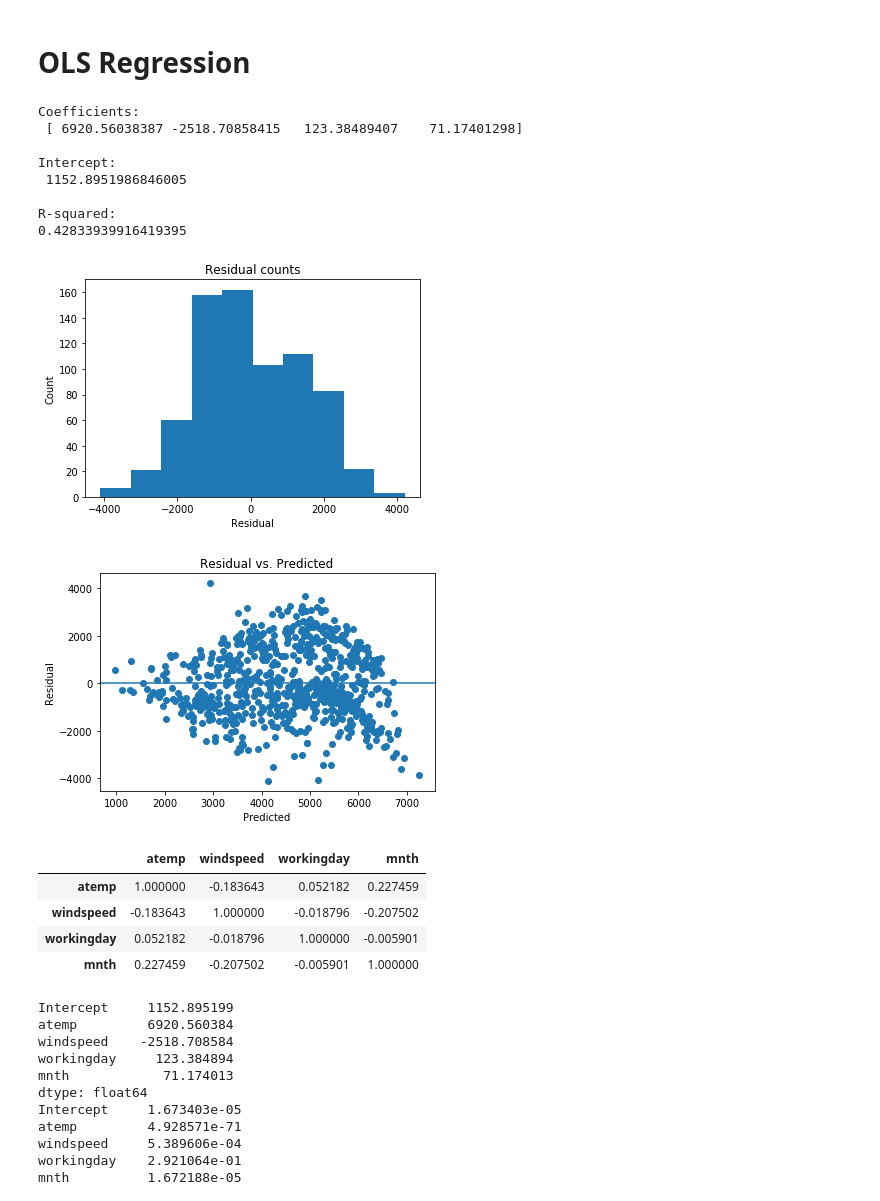
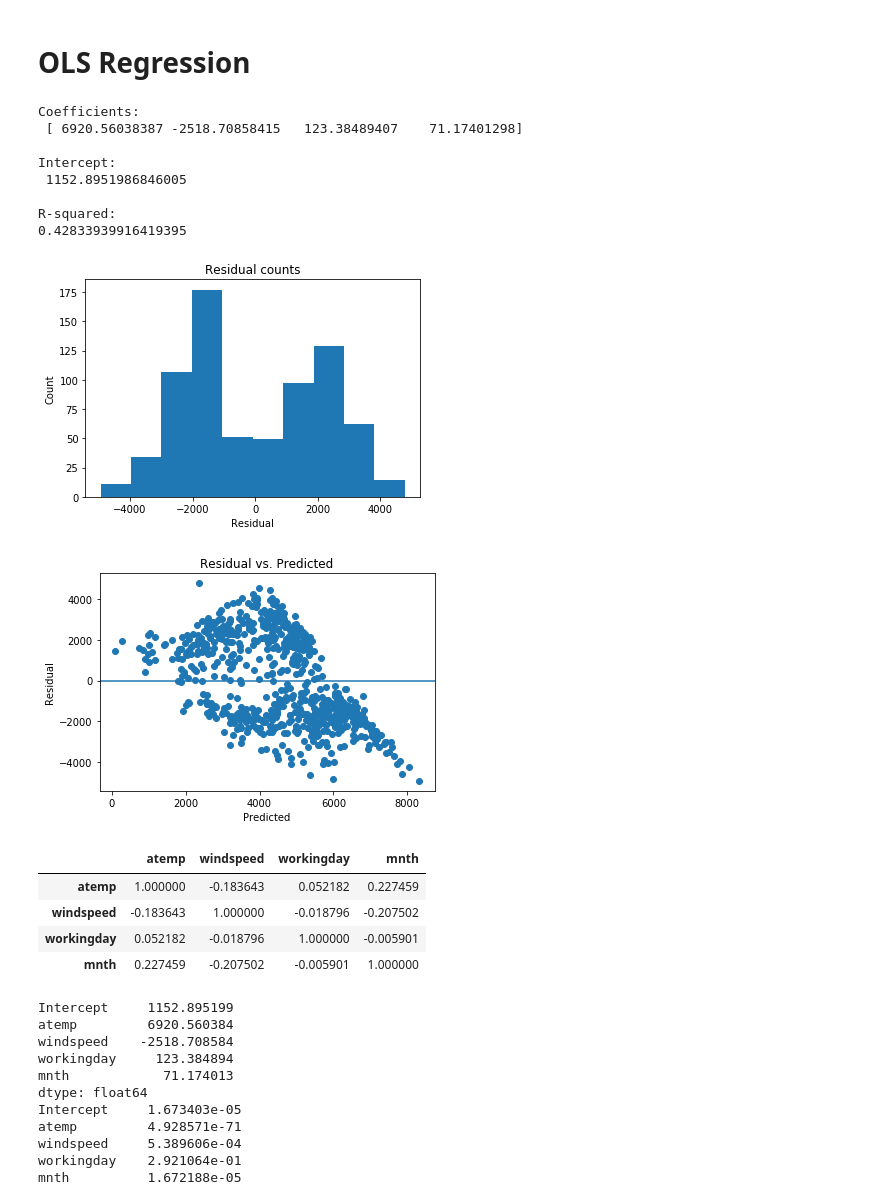
Before and after one commit to YunusBulut/dsprojects, a Jupyter notebook: similarity/U3.L1.P4_BikeShare.ipynb, the cells around one changed output. Cells and saved outputs as stored; diff of their text form; code cells hidden in the pictures.

```diff
--- a/similarity/U3.L1.P4_BikeShare.ipynb
+++ b/similarity/U3.L1.P4_BikeShare.ipynb
@@ -110,38 +101,38 @@ print('\nCoefficients: \n', regr.coef_)
 print('\nIntercept: \n', regr.intercept_)
 print('\nR-squared:')
 print(regr.score(X, Y))
-predicted = regr.predict(X).ravel()
+predicted = cross_val_predict(regr,X,Y).ravel()
 actual = df['cnt']
 residual = actual - predicted
 plt.hist(residual)
 plt.title('Residual counts')
 plt.xlabel('Residual')
 plt.ylabel('Count')
 plt.show()
 
 #check scedasticity
 plt.scatter(predicted, residual)
 plt.xlabel('Predicted')
 plt.ylabel('Residual')
 plt.axhline(y=0)
 plt.title('Residual vs. Predicted')
 plt.show()
 
 
 #check multicollinearity
 correlation_matrix = X.corr()
 display(correlation_matrix)
 # %% [output]
 Coefficients:
  [ 6920.56038387 -2518.70858415   123.38489407    71.17401298]
 
 Intercept:
  1152.8951986846005
 
 R-squared:
 0.42833939916419395
-[figure, old version]
+[figure, new version]
-[figure, old version]
+[figure, new version]
 |  | atemp | windspeed | workingday | mnth |
 | atemp | 1.000000 | -0.183643 | 0.052182 | 0.227459 |
 | windspeed | -0.183643 | 1.000000 | -0.018796 | -0.207502 |
```
Also changed, not shown: parts of 13 cells of this notebook.
